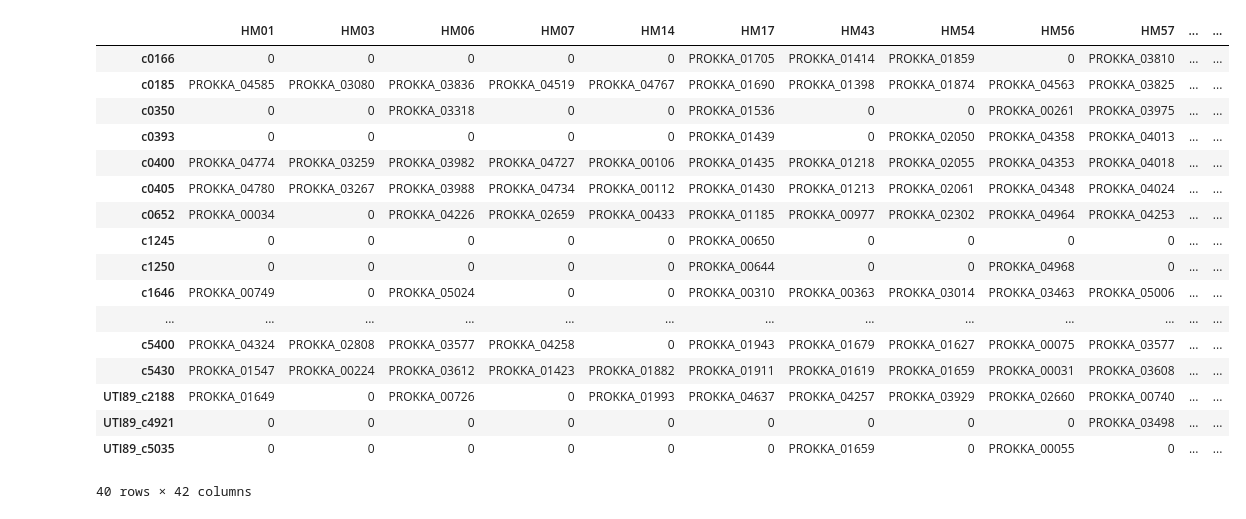
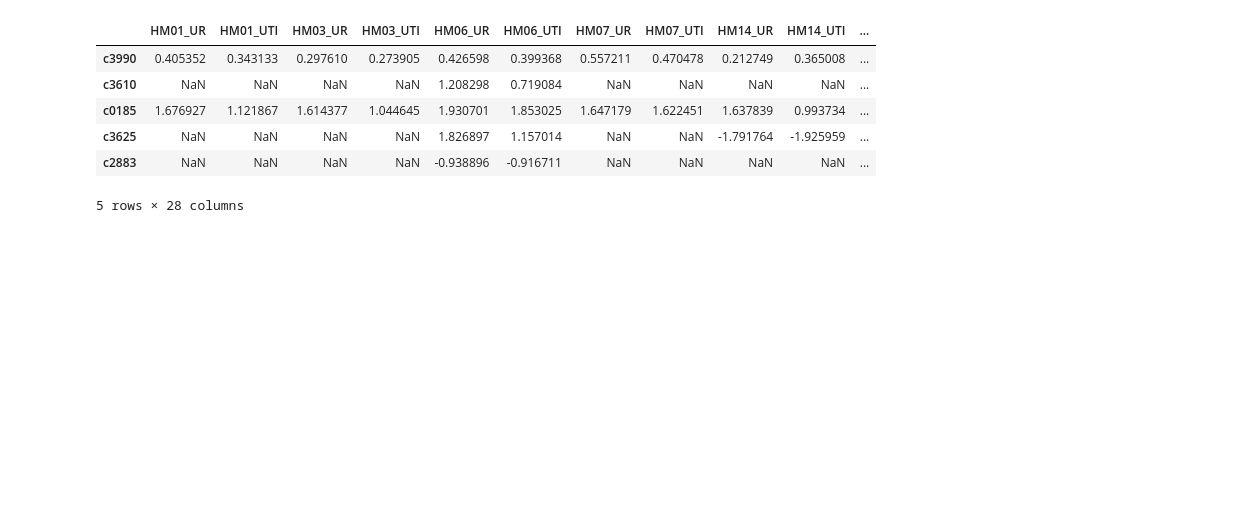
Before and after one commit to ASintsova/HUTI-RNAseq, a Jupyter notebook: analysis/virulence_factor_expression/figure_1.ipynb, the cells around one changed output. Saved outputs shown, nothing was run; the diff lists cells and outputs as text; code cells hidden in the pictures; blank space fills up the shorter version.

```diff
--- a/analysis/virulence_factor_expression/figure_1.ipynb
+++ b/analysis/virulence_factor_expression/figure_1.ipynb
@@ -76,13 +40,20 @@ meta = pd.read_csv(meta_file, index_col=0, header=None, names=["gene_name", "fun
 # %%
 # Putting all counts together
 df_all = {}
+df_all_invr = {}
 for file in files:
     name = file.split("_trimmed")[0]
-    fp = os.path.join(all_counts_directory, file)
-    df = pd.read_csv(fp, sep = "\t", header=None, index_col = 0, names = [name])
-    df = df.apply(invnorm)
+    fp = os.path.join(all_counts_dir, file)
+    df = pd.read_csv(fp, header=None, index_col = 0, names = [name])
     df_d = df.to_dict()
-    df_all = dict(df_all, **df_d) # Adding 2 computers together
-len(df_all.keys())
+    df_all = dict(**df_all, **df_d) # Adding 2 dictionaries together
+    # Might want to inverse rank normalize tpms: want a normal distribution of values
+    df_invr = df.apply(invnorm)
+    df_invr_d = df_invr.to_dict()
+    df_all_invr = dict(**df_all_invr, **df_invr_d)
+
+
+print(len(df_all.keys()))
+print(len(df_all_invr.keys()))
 # %% [output]
 28
@@ -106,21 +61,28 @@ pa_mat = pd.concat([cft_pa_mat, uti89_pa_mat])
 # %%
 # this seems complicated, can I simplify it?
+# Collecting counts for PROKKA genes of interest
 
 conditions = ["_UR", "_UTI"]
-norm_counts = pa_mat.copy()
-for genome in pa_mat.columns:
+norm_counts = prokka_matrix.copy()
+norm_counts_invr = prokka_matrix.copy()
+for genome in prokka_matrix.columns:
     for cond in conditions:
         counts = []
-        for gene in pa_mat[genome]:
+        icounts = []
+        for gene in prokka_matrix[genome]:
             sample = "{}{}".format(genome, cond)
             if gene == '0' or type(gene) != str:
                 counts.append(np.nan)
+                icounts.append(np.nan)
             else:
                 try:
                     counts.append(df_all[sample][gene])
-                except:
+                    icounts.append(df_all_invr[sample][gene])
+                except KeyError:
                     print(genome, gene)
                     counts.append(np.nan)
+                    icounts.append(np.nan)
         norm_counts[sample] = counts
-norm_counts
+        norm_counts_invr[sample] = icounts
+norm_counts.head()
 # %% [output]
@@ -242,23 +175,13 @@ g.savefig(fn, dpi=500, bbox_inches = "tight")
 # %%
-cc_norm = norm_counts[[c for c in norm_counts.columns if "_" in c]]
-norm_counts
+# Subsetting normalized expression values
+cc_norm = norm_counts_invr[[c for c in norm_counts.columns if "_" in c]]
+cc_norm.head()
 # %% [output]
-|  | HM01 | HM03 | HM06 | HM07 | HM14 | HM17 | HM43 | HM54 | HM56 | HM57 | ... | ... |
-| c0166 | 0 | 0 | 0 | 0 | 0 | PROKKA_01705 | PROKKA_01414 | PROKKA_01859 | 0 | PROKKA_03810 | ... | ... |
-| c0185 | PROKKA_04585 | PROKKA_03080 | PROKKA_03836 | PROKKA_04519 | PROKKA_04767 | PROKKA_01690 | PROKKA_01398 | PROKKA_01874 | PROKKA_04563 | PROKKA_03825 | ... | ... |
-| c0350 | 0 | 0 | PROKKA_03318 | 0 | 0 | PROKKA_01536 | 0 | 0 | PROKKA_00261 | PROKKA_03975 | ... | ... |
-| c0393 | 0 | 0 | 0 | 0 | 0 | PROKKA_01439 | 0 | PROKKA_02050 | PROKKA_04358 | PROKKA_04013 | ... | ... |
-| c0400 | PROKKA_04774 | PROKKA_03259 | PROKKA_03982 | PROKKA_04727 | PROKKA_00106 | PROKKA_01435 | PROKKA_01218 | PROKKA_02055 | PROKKA_04353 | PROKKA_04018 | ... | ... |
-| c0405 | PROKKA_04780 | PROKKA_03267 | PROKKA_03988 | PROKKA_04734 | PROKKA_00112 | PROKKA_01430 | PROKKA_01213 | PROKKA_02061 | PROKKA_04348 | PROKKA_04024 | ... | ... |
-| c0652 | PROKKA_00034 | 0 | PROKKA_04226 | PROKKA_02659 | PROKKA_00433 | PROKKA_01185 | PROKKA_00977 | PROKKA_02302 | PROKKA_04964 | PROKKA_04253 | ... | ... |
-| c1245 | 0 | 0 | 0 | 0 | 0 | PROKKA_00650 | 0 | 0 | 0 | 0 | ... | ... |
-| c1250 | 0 | 0 | 0 | 0 | 0 | PROKKA_00644 | 0 | 0 | PROKKA_04968 | 0 | ... | ... |
-| c1646 | PROKKA_00749 | 0 | PROKKA_05024 | 0 | 0 | PROKKA_00310 | PROKKA_00363 | PROKKA_03014 | PROKKA_03463 | PROKKA_05006 | ... | ... |
-| ... | ... | ... | ... | ... | ... | ... | ... | ... | ... | ... | ... | ... |
-| c5400 | PROKKA_04324 | PROKKA_02808 | PROKKA_03577 | PROKKA_04258 | 0 | PROKKA_01943 | PROKKA_01679 | PROKKA_01627 | PROKKA_00075 | PROKKA_03577 | ... | ... |
-| c5430 | PROKKA_01547 | PROKKA_00224 | PROKKA_03612 | PROKKA_01423 | PROKKA_01882 | PROKKA_01911 | PROKKA_01619 | PROKKA_01659 | PROKKA_00031 | PROKKA_03608 | ... | ... |
-| UTI89_c2188 | PROKKA_01649 | 0 | PROKKA_00726 | 0 | PROKKA_01993 | PROKKA_04637 | PROKKA_04257 | PROKKA_03929 | PROKKA_02660 | PROKKA_00740 | ... | ... |
-| UTI89_c4921 | 0 | 0 | 0 | 0 | 0 | 0 | 0 | 0 | 0 | PROKKA_03498 | ... | ... |
-| UTI89_c5035 | 0 | 0 | 0 | 0 | 0 | 0 | PROKKA_01659 | 0 | PROKKA_00055 | 0 | ... | ... |
+|  | HM01_UR | HM01_UTI | HM03_UR | HM03_UTI | HM06_UR | HM06_UTI | HM07_UR | HM07_UTI | HM14_UR | HM14_UTI | ... |
+| c3990 | 0.405352 | 0.343133 | 0.297610 | 0.273905 | 0.426598 | 0.399368 | 0.557211 | 0.470478 | 0.212749 | 0.365008 | ... |
+| c3610 | NaN | NaN | NaN | NaN | 1.208298 | 0.719084 | NaN | NaN | NaN | NaN | ... |
+| c0185 | 1.676927 | 1.121867 | 1.614377 | 1.044645 | 1.930701 | 1.853025 | 1.647179 | 1.622451 | 1.637839 | 0.993734 | ... |
+| c3625 | NaN | NaN | NaN | NaN | 1.826897 | 1.157014 | NaN | NaN | -1.791764 | -1.925959 | ... |
+| c2883 | NaN | NaN | NaN | NaN | -0.938896 | -0.916711 | NaN | NaN | NaN | NaN | ... |
-40 rows × 42 columns
+5 rows × 28 columns
 # %%
```
Also changed, not shown: parts of 16 cells of this notebook, 4 other files.
